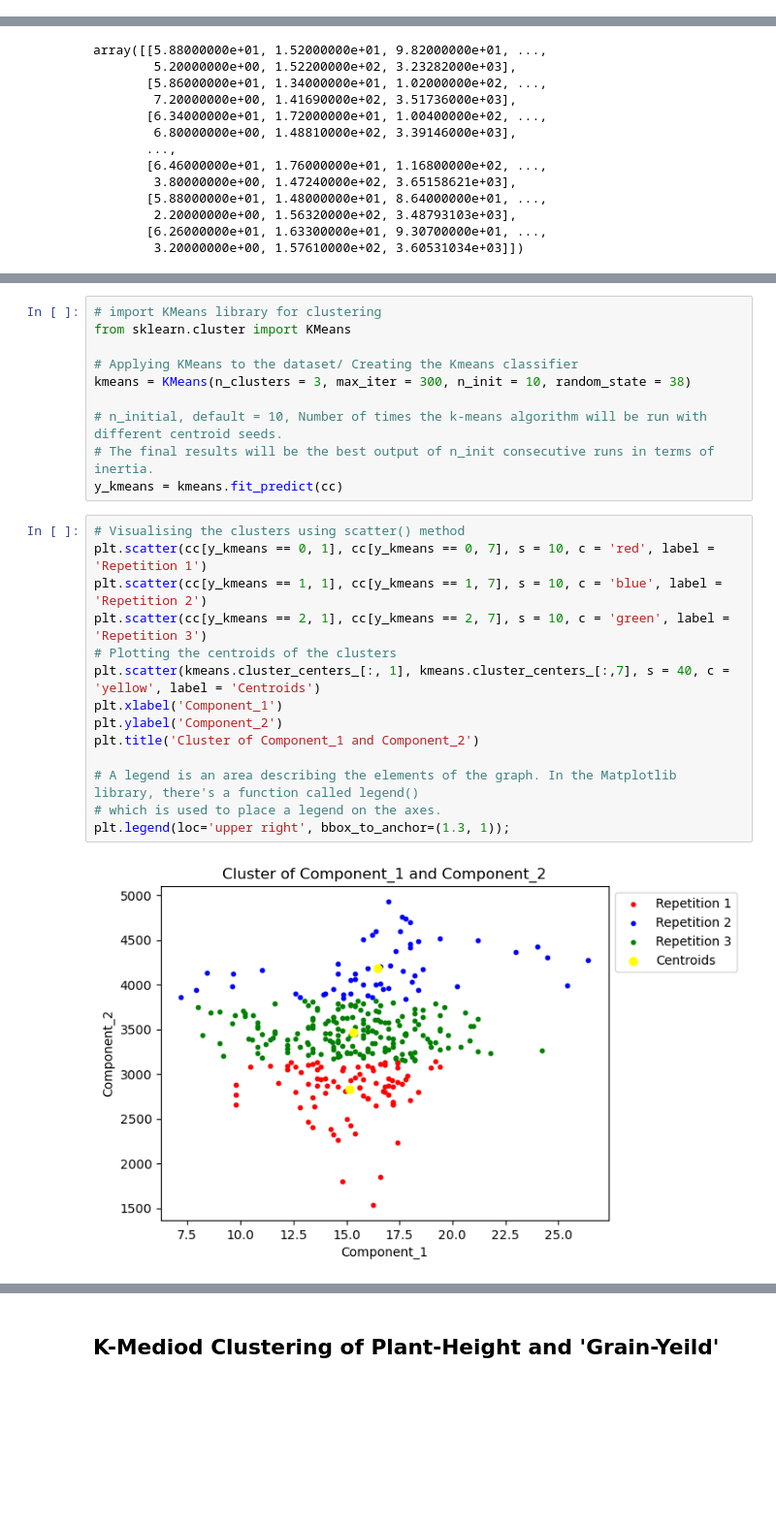
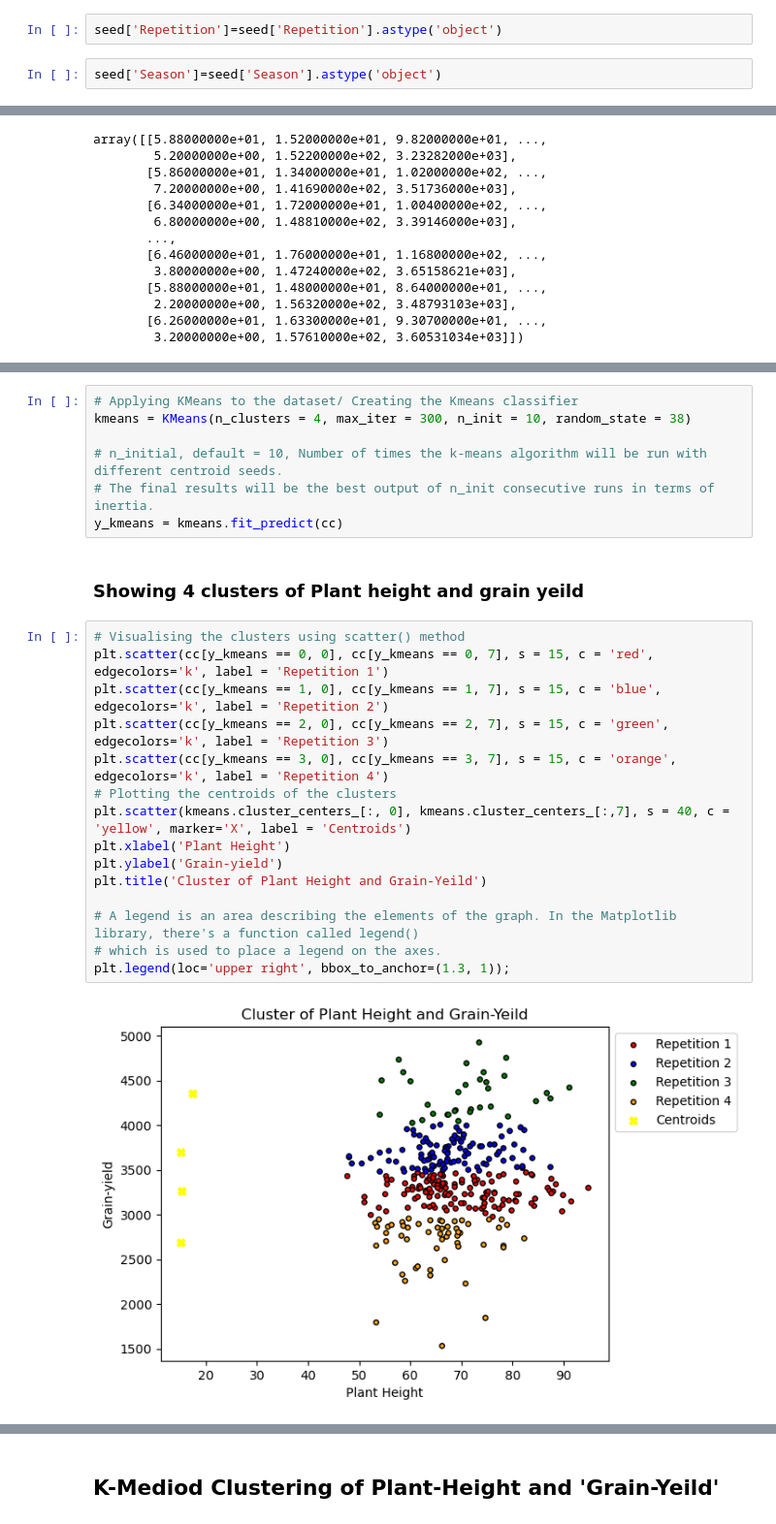
Before and after one commit to Ayomide-ola/Machine-learning-semester-2--, a Jupyter notebook: Oladipo Oluwatimileyin_ML_CA1.ipynb, the cells around one changed output, grey strips where cells are left out. Shown at 97% size. Cells and saved outputs as stored; diff of their text form; blank space fills up the shorter version.

```diff
--- a/Oladipo Oluwatimileyin_ML_CA1.ipynb
+++ b/Oladipo Oluwatimileyin_ML_CA1.ipynb
@@ -570,6 +572,10 @@ seed.head()
 | NEO 760 CE | 1 | 3 | 63.40 | 17.20 | 100.4 | 203.00 | 2.02 | 6.8 | ... |
 | NEO 760 CE | 1 | 4 | 60.27 | 15.27 | 100.2 | 191.93 | 1.89 | 6.4 | ... |
 | MANU IPRO | 1 | 1 | 81.20 | 18.00 | 98.8 | 173.00 | 1.75 | 7.4 | ... |
+# %%
+seed['Repetition']=seed['Repetition'].astype('object')
+# %%
+seed['Season']=seed['Season'].astype('object')
 # %%
 seed.info()
 # %% [output]
@@ -985,26 +1047,26 @@ array([[5.88000000e+01, 1.52000000e+01, 9.82000000e+01, ...,
 # %%
-# import KMeans library for clustering
-from sklearn.cluster import KMeans
-
 # Applying KMeans to the dataset/ Creating the Kmeans classifier
-kmeans = KMeans(n_clusters = 3, max_iter = 300, n_init = 10, random_state = 38)
+kmeans = KMeans(n_clusters = 4, max_iter = 300, n_init = 10, random_state = 38)
 
 # n_initial, default = 10, Number of times the k-means algorithm will be run with different centroid seeds.
 # The final results will be the best output of n_init consecutive runs in terms of inertia.
 y_kmeans = kmeans.fit_predict(cc)
+# %% [markdown]
+### Showing 4 clusters of Plant height and grain yeild
 # %%
 # Visualising the clusters using scatter() method
-plt.scatter(cc[y_kmeans == 0, 1], cc[y_kmeans == 0, 7], s = 10, c = 'red', label = 'Repetition 1')
-plt.scatter(cc[y_kmeans == 1, 1], cc[y_kmeans == 1, 7], s = 10, c = 'blue', label = 'Repetition 2')
-plt.scatter(cc[y_kmeans == 2, 1], cc[y_kmeans == 2, 7], s = 10, c = 'green', label = 'Repetition 3')
+plt.scatter(cc[y_kmeans == 0, 0], cc[y_kmeans == 0, 7], s = 15, c = 'red', edgecolors='k', label = 'Repetition 1')
+plt.scatter(cc[y_kmeans == 1, 0], cc[y_kmeans == 1, 7], s = 15, c = 'blue', edgecolors='k', label = 'Repetition 2')
+plt.scatter(cc[y_kmeans == 2, 0], cc[y_kmeans == 2, 7], s = 15, c = 'green', edgecolors='k', label = 'Repetition 3')
+plt.scatter(cc[y_kmeans == 3, 0], cc[y_kmeans == 3, 7], s = 15, c = 'orange', edgecolors='k', label = 'Repetition 4')
 # Plotting the centroids of the clusters
-plt.scatter(kmeans.cluster_centers_[:, 1], kmeans.cluster_centers_[:,7], s = 40, c = 'yellow', label = 'Centroids')
-plt.xlabel('Component_1')
-plt.ylabel('Component_2')
-plt.title('Cluster of Component_1 and Component_2')
+plt.scatter(kmeans.cluster_centers_[:, 0], kmeans.cluster_centers_[:,7], s = 40, c = 'yellow', marker='X', label = 'Centroids')
+plt.xlabel('Plant Height')
+plt.ylabel('Grain-yield')
+plt.title('Cluster of Plant Height and Grain-Yeild')
 
 # A legend is an area describing the elements of the graph. In the Matplotlib library, there's a function called legend()
 # which is used to place a legend on the axes.
 plt.legend(loc='upper right', bbox_to_anchor=(1.3, 1));
 # %% [output]
-[figure, old version]
+[figure, new version]
```
Also changed, not shown: parts of 33 cells of this notebook.
